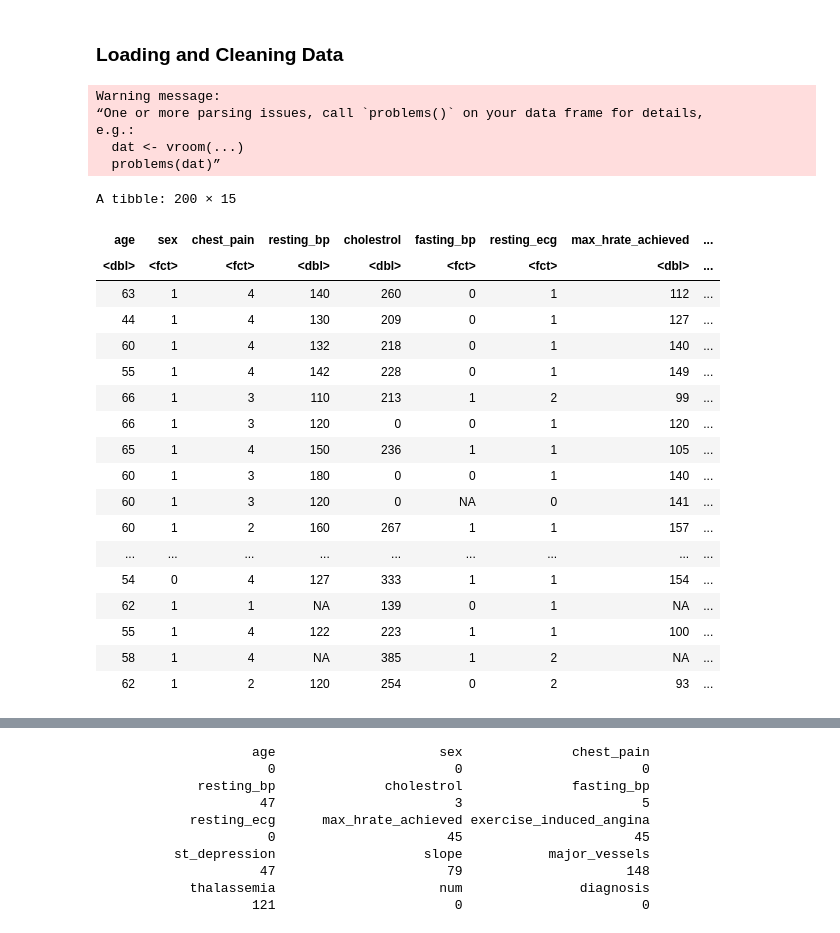
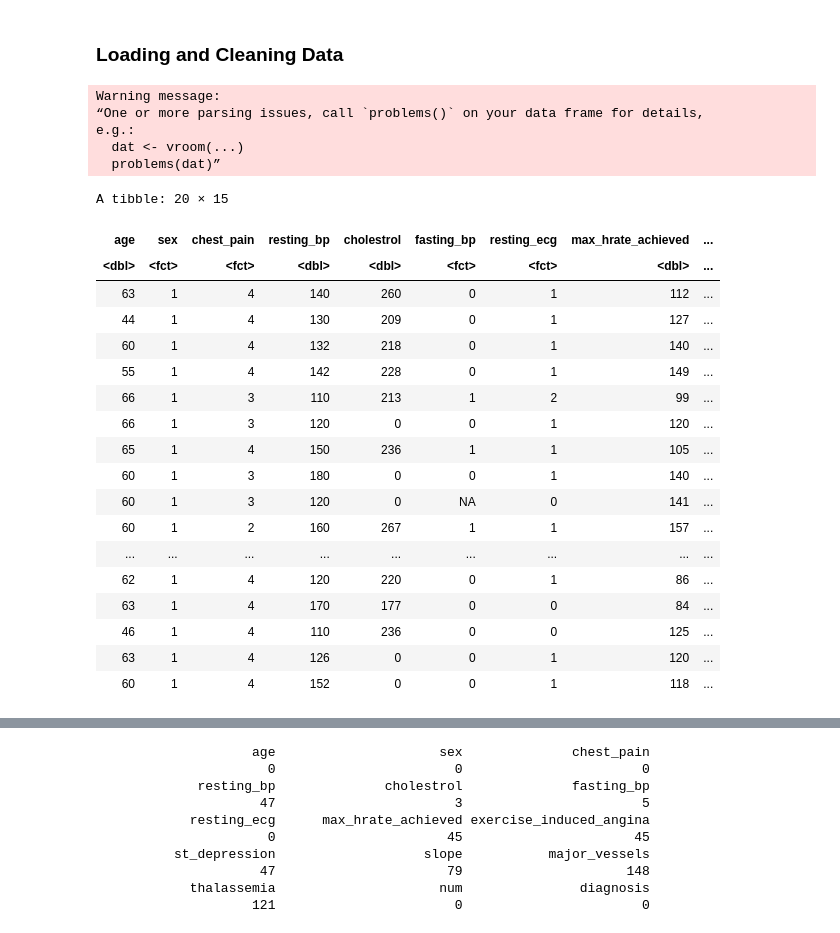
Before and after one commit to Majordingus2/group12-dsci-project, a Jupyter notebook: Group Proposal.ipynb, the cells around one changed output, grey strips where cells are left out. Drawn from its saved outputs; the diff is of its cells as text; code cells hidden in the pictures.

```diff
--- a/Group Proposal.ipynb
+++ b/Group Proposal.ipynb
@@ -67,37 +65,38 @@ va_heart_data <- read_csv(url,
                     col_names = c(column_names),
                     col_types = list("d", "f", "f", "d", "d", "f", "f", "d", "f", "d", "f", "i", "f", "d"))
 
 # changed diagnosis levels of 0-4 to True and False
 # if True -> presence of heart disease (original values 1-4) , False -> absence of heart disease (original value of 0)
 va_heart_data_clean <- va_heart_data |>
     mutate(diagnosis = num > 0)
 
 
 #changing all unknown values (?) to NA values
 va_heart_data_clean[va_heart_data_clean == "?"] <- NA
-va_heart_data_clean
+
+head(va_heart_data_clean, 20)
 # %% [output]
 Warning message:
 “One or more parsing issues, call `problems()` on your data frame for details,
 e.g.:
   dat <- vroom(...)
   problems(dat)”
-A tibble: 200 × 15
+A tibble: 20 × 15
 | age | sex | chest_pain | resting_bp | cholestrol | fasting_bp | resting_ecg | max_hrate_achieved | ... |
 | <dbl> | <fct> | <fct> | <dbl> | <dbl> | <fct> | <fct> | <dbl> | ... |
 | 63 | 1 | 4 | 140 | 260 | 0 | 1 | 112 | ... |
 | 44 | 1 | 4 | 130 | 209 | 0 | 1 | 127 | ... |
 | 60 | 1 | 4 | 132 | 218 | 0 | 1 | 140 | ... |
 | 55 | 1 | 4 | 142 | 228 | 0 | 1 | 149 | ... |
 | 66 | 1 | 3 | 110 | 213 | 1 | 2 | 99 | ... |
 | 66 | 1 | 3 | 120 | 0 | 0 | 1 | 120 | ... |
 | 65 | 1 | 4 | 150 | 236 | 1 | 1 | 105 | ... |
 | 60 | 1 | 3 | 180 | 0 | 0 | 1 | 140 | ... |
 | 60 | 1 | 3 | 120 | 0 | NA | 0 | 141 | ... |
 | 60 | 1 | 2 | 160 | 267 | 1 | 1 | 157 | ... |
 | ... | ... | ... | ... | ... | ... | ... | ... | ... |
-| 54 | 0 | 4 | 127 | 333 | 1 | 1 | 154 | ... |
-| 62 | 1 | 1 | NA | 139 | 0 | 1 | NA | ... |
-| 55 | 1 | 4 | 122 | 223 | 1 | 1 | 100 | ... |
-| 58 | 1 | 4 | NA | 385 | 1 | 2 | NA | ... |
-| 62 | 1 | 2 | 120 | 254 | 0 | 2 | 93 | ... |
+| 62 | 1 | 4 | 120 | 220 | 0 | 1 | 86 | ... |
+| 63 | 1 | 4 | 170 | 177 | 0 | 0 | 84 | ... |
+| 46 | 1 | 4 | 110 | 236 | 0 | 0 | 125 | ... |
+| 63 | 1 | 4 | 126 | 0 | 0 | 1 | 120 | ... |
+| 60 | 1 | 4 | 152 | 0 | 0 | 1 | 118 | ... |
```
Also changed, not shown: parts of 16 cells of this notebook.
